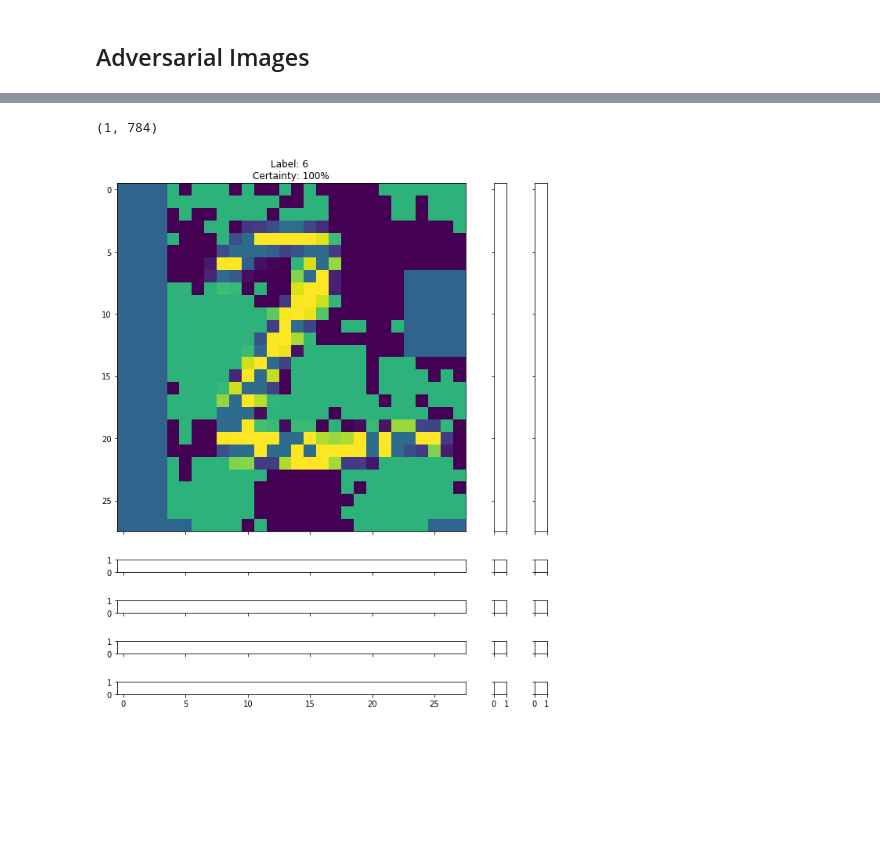
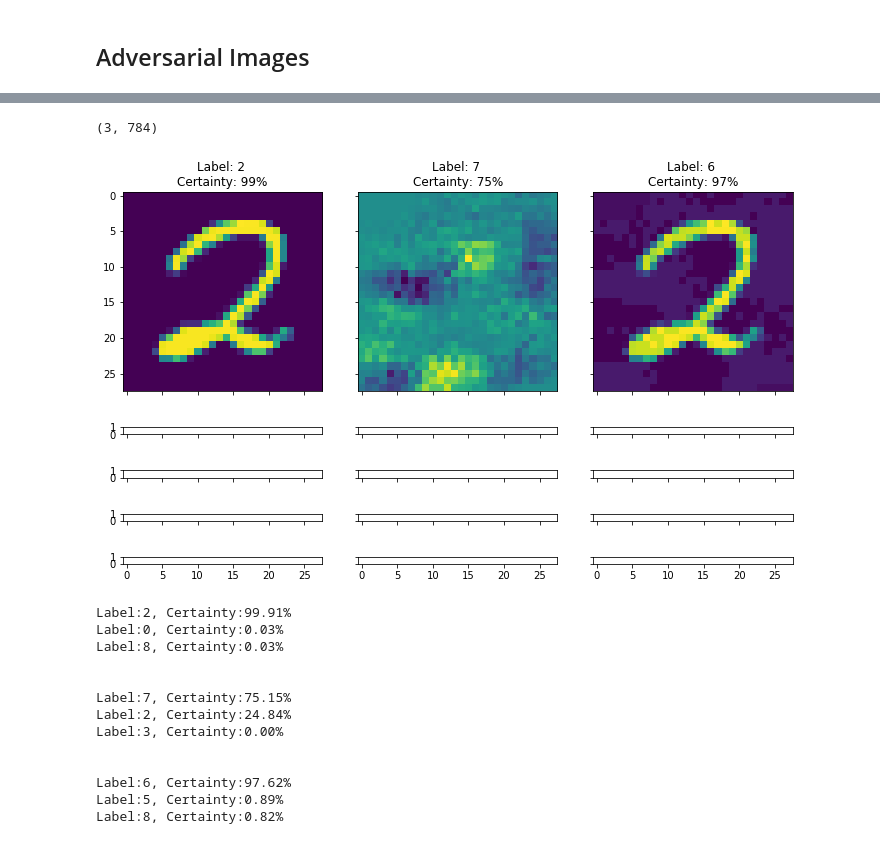
Before and after one commit to jasonicarter/MNIST-adversarial-images, a Jupyter notebook: MNIST-adversarial-images.ipynb, the cells around one changed output, grey strips where cells are left out. Saved outputs shown, nothing was run; the diff lists cells and outputs as text; code cells hidden in the pictures; blank space fills up the shorter version.

```diff
--- a/MNIST-adversarial-images.ipynb
+++ b/MNIST-adversarial-images.ipynb
@@ -222,14 +213,36 @@ adv_image = tf.stop_gradient(x - tf.sign(gradient)*0.9)
-# %%
-# rename because this is my original image
-x_adv = mnist.test.images[index_of_2]
-x_adv = np.reshape(x_adv, (1, 784))
-x_adv.shape
-# %% [output]
-(1, 784)
 # %%
-result = sess.run(adv_image, {x: x_adv, keep_prob: 1.0})
+result = sess.run(image_adv, {x: image_norm, keep_prob: 1.0})
-# %%
-result = np.reshape(result, (1, 784))
-plot_predictions(result)
-# %% [output]
-[figure, removed]
+# %%
+g = sess.run(gradient, {x: image_norm, keep_prob: 1.0})
+# %%
+d = image_norm
+adversary = np.reshape(result, (1, 784))
+d = np.append(d, g[0], axis=0)
+d = np.append(d, adversary, axis=0)
+d.shape
+# %% [output]
+(3, 784)
+# %%
+probs = plot_predictions(d, output_probs=True)
+# %% [output]
+[figure, added]
+# %%
+for i in range(len(probs)):
+    ordered_idx = probs[i].argsort(axis=0)[::-1]
+    for j in ordered_idx[:3]:
+        print("Label:{0}, Certainty:{1:.2f}%".format(j, probs[i][j]*100))
+    print("\n")
+# %% [output]
+Label:2, Certainty:99.91%
+Label:0, Certainty:0.03%
+Label:8, Certainty:0.03%
+
+
+Label:7, Certainty:75.15%
+Label:2, Certainty:24.84%
+Label:3, Certainty:0.00%
+
+
+Label:6, Certainty:97.62%
+Label:5, Certainty:0.89%
+Label:8, Certainty:0.82%
```
Also changed, not shown: parts of 7 cells of this notebook.
